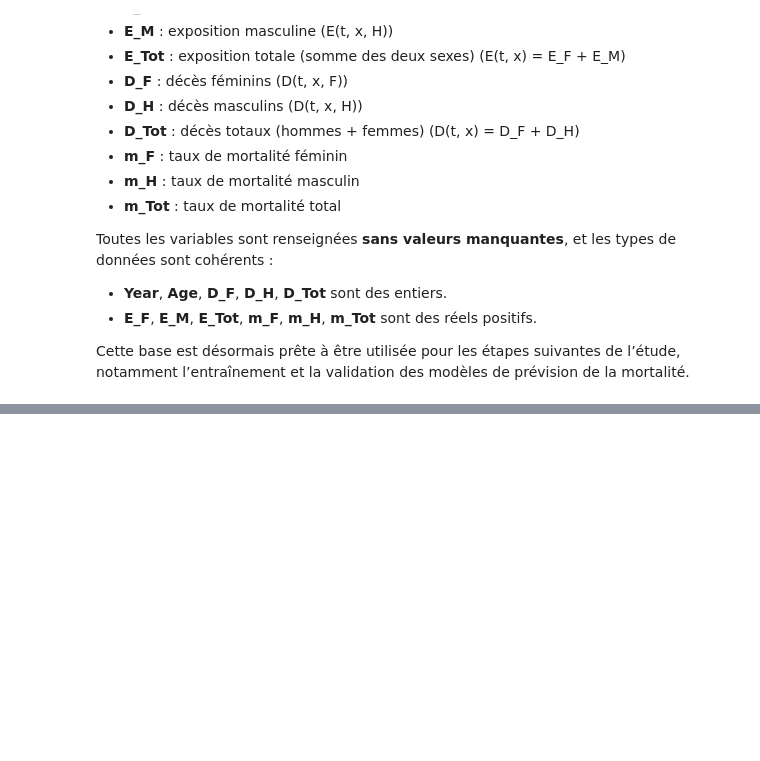
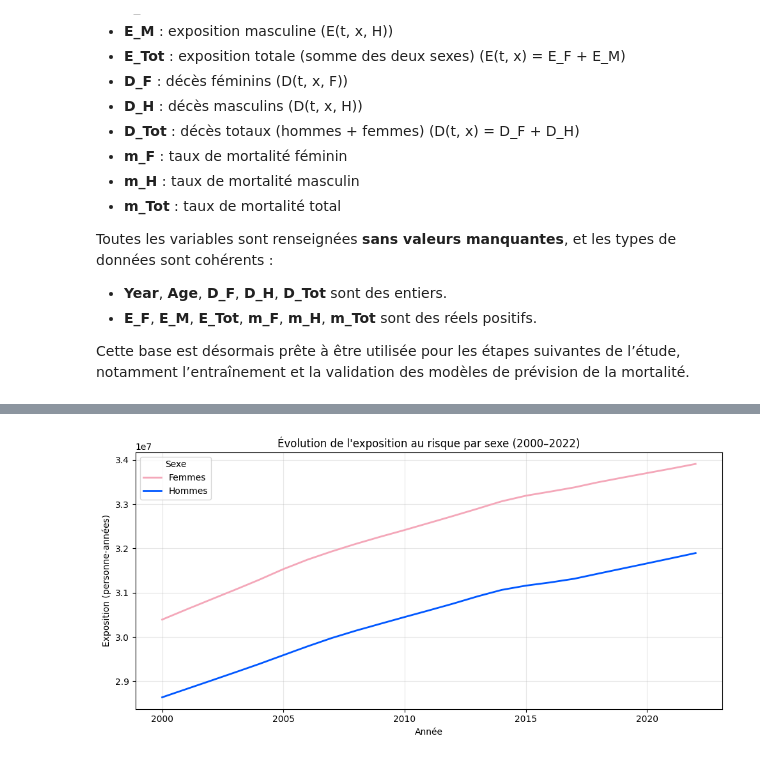
Before and after one commit to Salah10-source/Python-Project-Mortality, a Jupyter notebook: Python-Project/notbokes/notebooks/demo.ipynb, the cells around one changed output, grey strips where cells are left out. Cells and saved outputs as stored; diff of their text form; code cells hidden in the pictures; blank space fills up the shorter version.

```diff
--- a/Python-Project/notbokes/notebooks/demo.ipynb
+++ b/Python-Project/notbokes/notebooks/demo.ipynb
@@ -336,0 +471,30 @@ Cette base est désormais prête à être utilisée pour les étapes suivantes d
+# %%
+
+YEAR_COL = "Year"
+
+# Somme annuelle des expositions par sexe
+expo = df.groupby(YEAR_COL)[["E_F", "E_H"]].sum().sort_index()
+
+plt.figure(figsize=(10,5))
+
+# Femmes en rose
+plt.plot(expo.index, expo["E_F"],
+         label="Femmes",
+         linewidth=2,
+         color="#F4A7B9")
+
+# Hommes en bleu
+plt.plot(expo.index, expo["E_H"],
+         label="Hommes",
+         linewidth=2,
+         color="#0057FF")
+
+plt.title("Évolution de l'exposition au risque par sexe (2000–2022)")
+plt.xlabel("Année")
+plt.ylabel("Exposition (personne-années)")
+plt.grid(True, alpha=0.3)
+plt.legend(title="Sexe")
+plt.tight_layout()
+plt.show()
+# %% [output]
+[figure, added]
```
Also changed, not shown: parts of 28 cells of this notebook, 3 other files.
